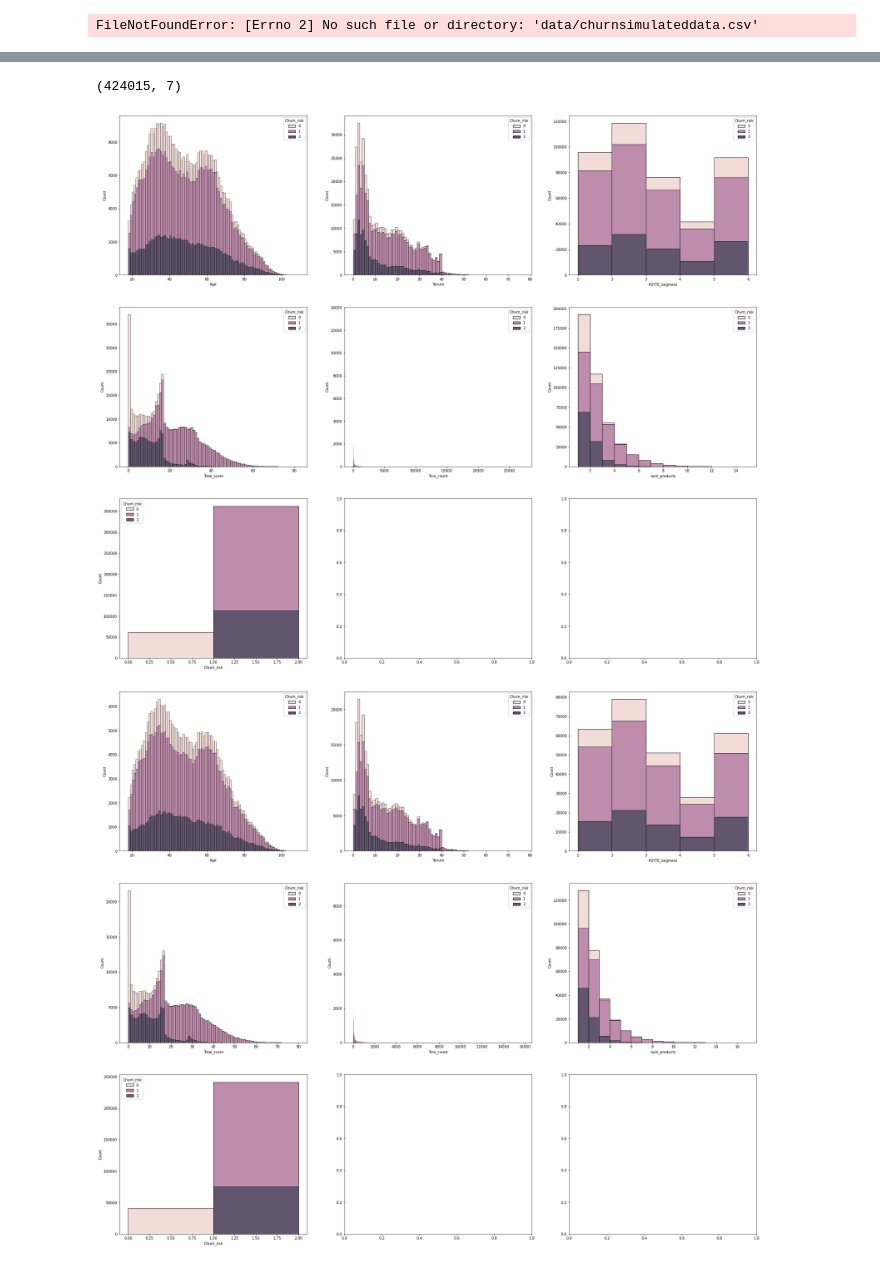
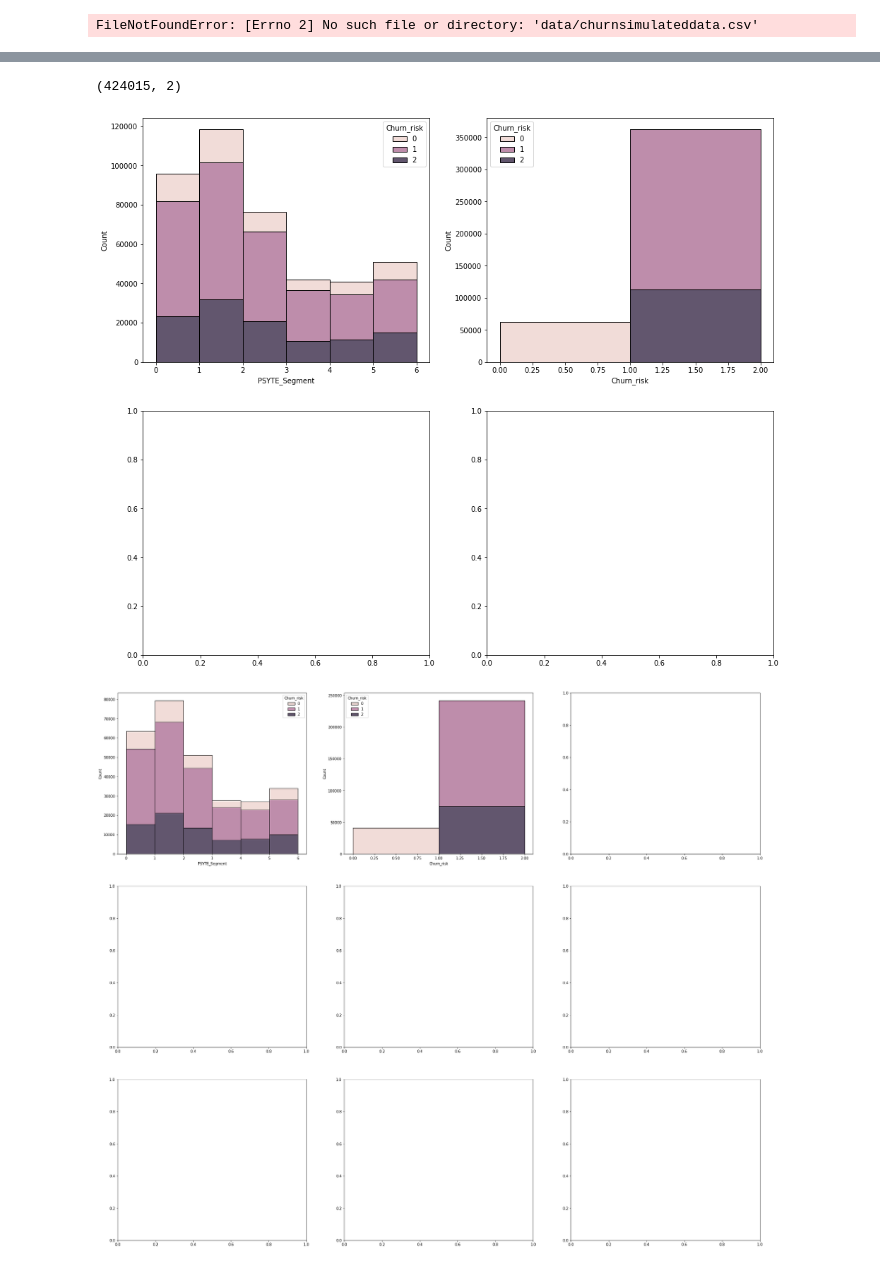
Before and after one commit to qnguyen2atb/FL_LogisticsRegression, a Jupyter notebook: notebooks/analyze.ipynb, the cells around one changed output, grey strips where cells are left out. Cells and saved outputs as stored; diff of their text form; code cells hidden in the pictures.

```diff
--- a/notebooks/analyze.ipynb
+++ b/notebooks/analyze.ipynb
@@ -268,23 +268,19 @@ selected_df = df[feature_names].dropna()
 # siztiemze the geolocations, make only 6 geolocation
 
 for i in range(1,10,1):
-    print(i)
+    selected_df['PSYTE_Segment'][selected_df['PSYTE_Segment'] == i] = 0
+for i in range(10,19,1):
     selected_df['PSYTE_Segment'][selected_df['PSYTE_Segment'] == i] = 1
-for i in range(10,19,1):
-    print(i)
+for i in range(19,28,1):
     selected_df['PSYTE_Segment'][selected_df['PSYTE_Segment'] == i] = 2
-for i in range(19,28,1):
-    print(i)
+for i in range(28,37,1):
     selected_df['PSYTE_Segment'][selected_df['PSYTE_Segment'] == i] = 3
-for i in range(28,37,1):
-    print(i)
+for i in range(37,46,1):
     selected_df['PSYTE_Segment'][selected_df['PSYTE_Segment'] == i] = 4
-for i in range(37,46,1):
-    print(i)
+for i in range(46,57,1):
     selected_df['PSYTE_Segment'][selected_df['PSYTE_Segment'] == i] = 5
-for i in range(46,58,1):
-    print(i)
-    selected_df['PSYTE_Segment'][selected_df['PSYTE_Segment'] == i] = 6
+
+selected_df['PSYTE_Segment'][selected_df['PSYTE_Segment'] == 57] = 6
 
 
 
@@ -296,7 +292,7 @@ client_data = selected_df.dropna()
 #data_s = data.sample(frac=0.01)
 #data_r = data_s.sample(frac=rat/100.)
 client_data = client_data.sample(frac=1)
-X = client_data.drop(columns=['Churn_risk'])
+X = client_data.drop(columns=['Age','Tenure','Total_score','Trnx_count','num_products', 'Churn_risk'])
 y = client_data['Churn_risk']
 X_train, X_test, y_train, y_test = train_test_split(X, y, test_size=0.4, random_state=42)
 
@@ -310,7 +306,7 @@ X.Churn_risk.value_counts()
 
 
 
-fig, ax = plt.subplots(nrows=3, ncols=3, figsize=(32, 28))
+fig, ax = plt.subplots(nrows=2, ncols=2, figsize=(16, 14))
 idx_feature = 0
 
 _X = pd.concat([X_train, y_train], axis=1).reset_index().drop(columns='index')
@@ -346,7 +342,6 @@ for i in range(ax.shape[0]):
                             x = feature,
                             multiple = 'stack',
                             binwidth = 1,
-                            bins=5,
                             stat = 'count',
                             ax=ax[i][j])
             #plt.show()
@@ -392,3 +371,3 @@ See the caveats in the documentation: https://pandas.pydata.org/pandas-docs/stab
-(424015, 7)
+(424015, 2)
-[figure, old version]
+[figure, new version]
-[figure, old version]
+[figure, new version]
```
Also changed, not shown: parts of 2 cells of this notebook, 26 other files.
